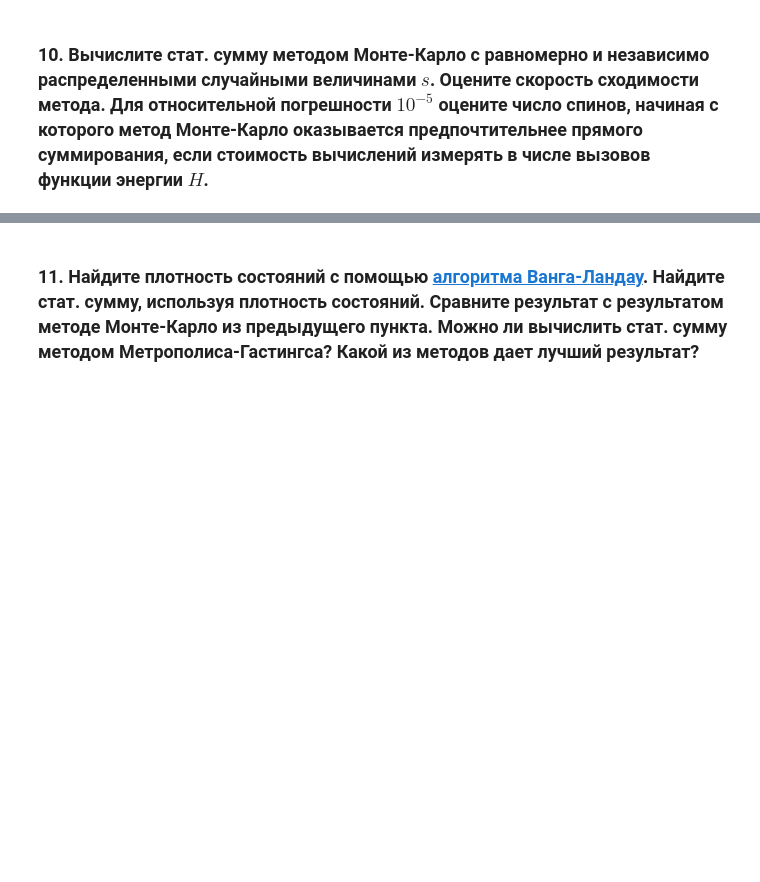
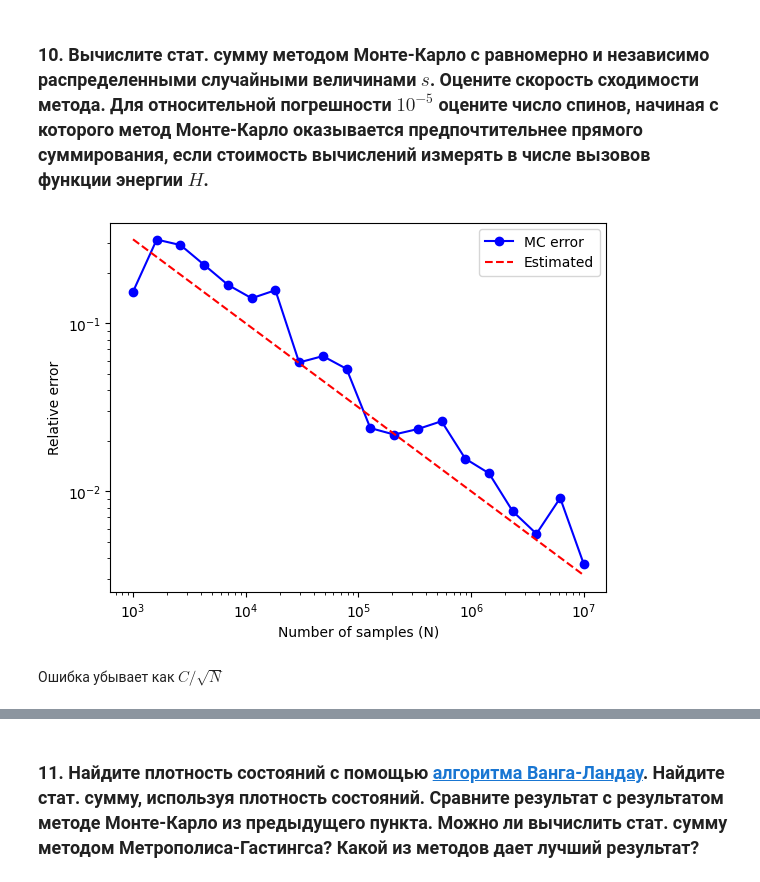
Before and after one commit to dyed-eye/numerical-methods, a Jupyter notebook: 8. MonteCarlo.ipynb, the cells around one changed output, grey strips where cells are left out. Drawn from its saved outputs; the diff is of its cells as text; code cells hidden in the pictures; blank space fills up the shorter version.

```diff
--- a/8. MonteCarlo.ipynb
+++ b/8. MonteCarlo.ipynb
@@ -827,0 +798,31 @@ def mc_partition(L, J, h, beta, samples):
+# %%
+def analyze_mc_convergence(model, beta, sample_sizes, trials=10):
+    Z_exact = partition_function_expl(model, beta)
+    errors = []
+
+    for N in tqdm(sample_sizes):
+        trial_errors = []
+        for _ in range(trials):
+            Z_mc = partition_function_mc(model, beta, N)
+            rel_error = np.abs(Z_mc - Z_exact)/Z_exact
+            trial_errors.append(rel_error)
+        errors.append(np.mean(trial_errors))
+
+    plt.figure()
+    plt.loglog(sample_sizes, errors, 'bo-', label='MC error')
+    plt.loglog(sample_sizes, 10/np.sqrt(sample_sizes), 'r--', label='Estimated')
+    plt.xlabel('Number of samples (N)')
+    plt.ylabel('Relative error')
+    plt.legend()
+    plt.show()
+    return errors
+
+model = Ising(J=1.0, muh=0.1, L=10)
+beta = 1.0
+sample_sizes = np.logspace(3, 7, num=20).astype(int)
+
+errors = analyze_mc_convergence(model, beta, sample_sizes)
+# %% [output]
+[figure, added]
+# %% [markdown]
+Ошибка убывает как $C/\sqrt{N}$
```
Also changed, not shown: parts of 36 cells of this notebook.
